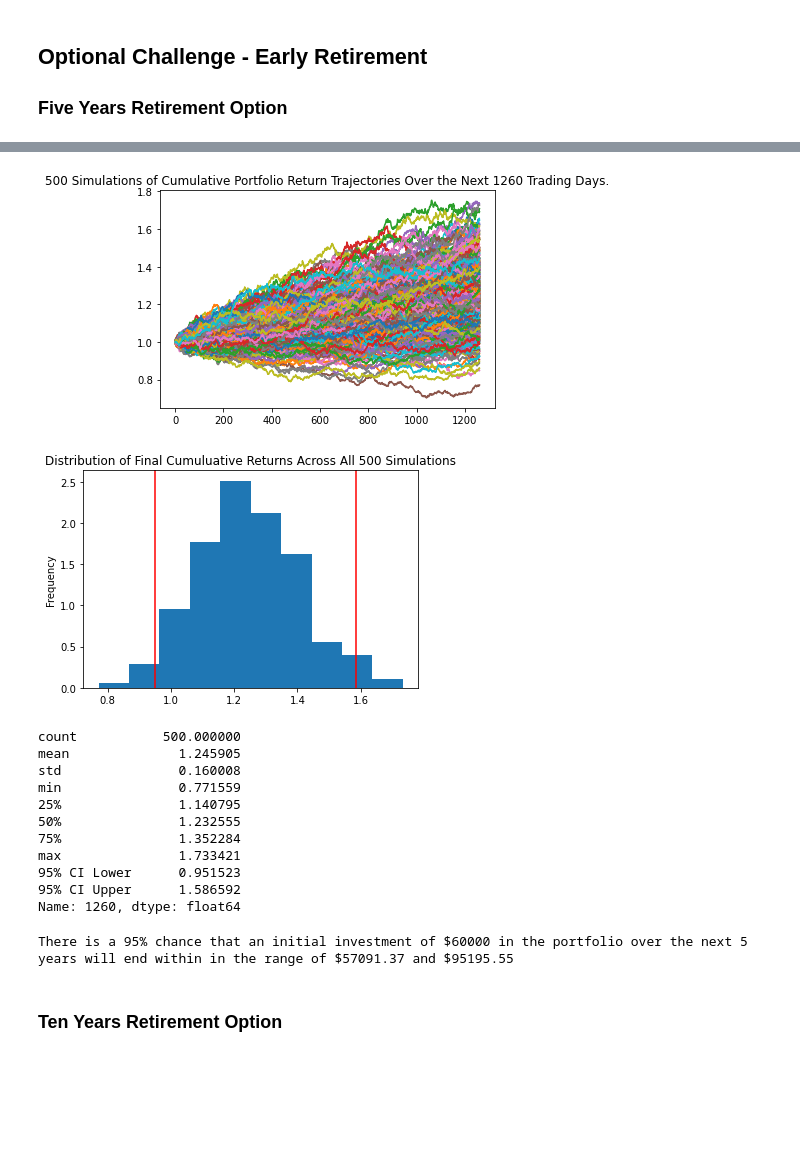
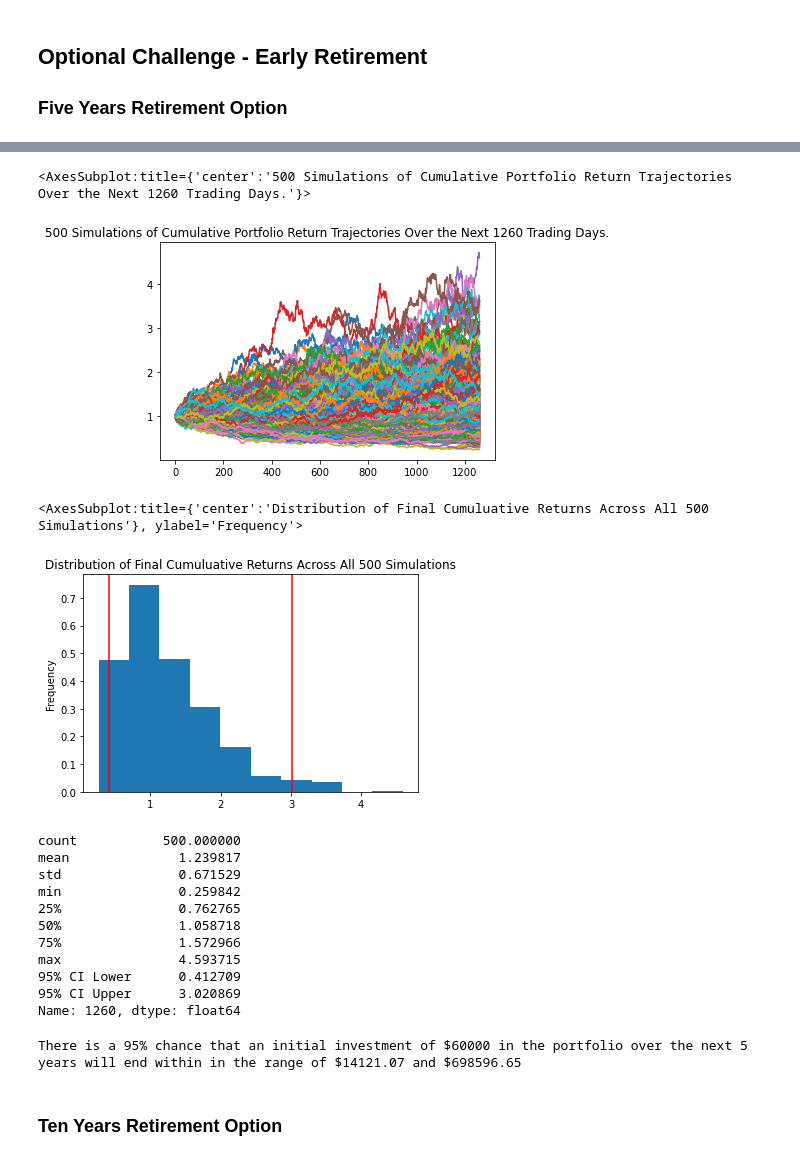
Before and after one commit to globalproweb/Financial-Planning, a Jupyter notebook: Starter_Code/financial-planner.ipynb, the cells around one changed output, grey strips where cells are left out. Cells and saved outputs as stored; diff of their text form; code cells hidden in the pictures; blank space fills up the shorter version.

```diff
--- a/Starter_Code/financial-planner.ipynb
+++ b/Starter_Code/financial-planner.ipynb
@@ -350,4 +367,12 @@ There is a 95% chance that an initial investment of $30000.0 in the portfolio ov
 
 
 ### Five Years Retirement Option
+# %%
+# Configuring a Monte Carlo simulation to forecast 5 years cumulative returns
+MC_shares_5 = MCSimulation(
+    portfolio_data = df_share_data,
+    weights = [0.2, 0.8],
+    num_simulation = 500,
+    num_trading_days = 252*5
+)
 # %%
@@ -390,43 +412,46 @@ Running Monte Carlo simulation number 490.
 # %%
 # Plot simulation outcomes
-# YOUR CODE HERE!
+MC_shares_5.plot_simulation()
 # %% [output]
+<AxesSubplot:title={'center':'500 Simulations of Cumulative Portfolio Return Trajectories Over the Next 1260 Trading Days.'}>
-[figure, old version]
+[figure, new version]
 # %%
 # Plot probability distribution and confidence intervals
-# YOUR CODE HERE!
+MC_shares_5.plot_distribution()
 # %% [output]
+<AxesSubplot:title={'center':'Distribution of Final Cumuluative Returns Across All 500 Simulations'}, ylabel='Frequency'>
-[figure, old version]
+[figure, new version]
 # %%
 # Fetch summary statistics from the Monte Carlo simulation results
-# YOUR CODE HERE!
+Summary_1 = MC_shares_5.summarize_cumulative_return()
 
 # Print summary statistics
-# YOUR CODE HERE!
+Summary_1
 # %% [output]
 count           500.000000
-mean              1.245905
-std               0.160008
-min               0.771559
-25%               1.140795
-50%               1.232555
-75%               1.352284
-max               1.733421
-95% CI Lower      0.951523
-95% CI Upper      1.586592
+mean              1.239817
+std               0.671529
+min               0.259842
+25%               0.762765
+50%               1.058718
+75%               1.572966
+max               4.593715
+95% CI Lower      0.412709
+95% CI Upper      3.020869
 Name: 1260, dtype: float64
 # %%
 # Set initial investment
-# YOUR CODE HERE!
+initial_investment_5 = 20000 * 3
 
 # Use the lower and upper `95%` confidence intervals to calculate the range of the possible outcomes of our $60,000
-# YOUR CODE HERE!
+ci_lower_5 = round(Summary[8]*initial_investment_5, 2)
+ci_upper_5 = round(Summary[9]*initial_investment_5, 2)
 
 # Print results
-print(f"There is a 95% chance that an initial investment of ${initial_investment} in the portfolio"
+print(f"There is a 95% chance that an initial investment of ${initial_investment_5} in the portfolio"
       f" over the next 5 years will end within in the range of"
-      f" ${ci_lower_five} and ${ci_upper_five}")
+      f" ${ci_lower_5} and ${ci_upper_5}")
 # %% [output]
-There is a 95% chance that an initial investment of $60000 in the portfolio over the next 5 years will end within in the range of $57091.37 and $95195.55
+There is a 95% chance that an initial investment of $60000 in the portfolio over the next 5 years will end within in the range of $14121.07 and $698596.65
 # %% [markdown]
 ### Ten Years Retirement Option
```
Also changed, not shown: parts of 19 cells of this notebook.
